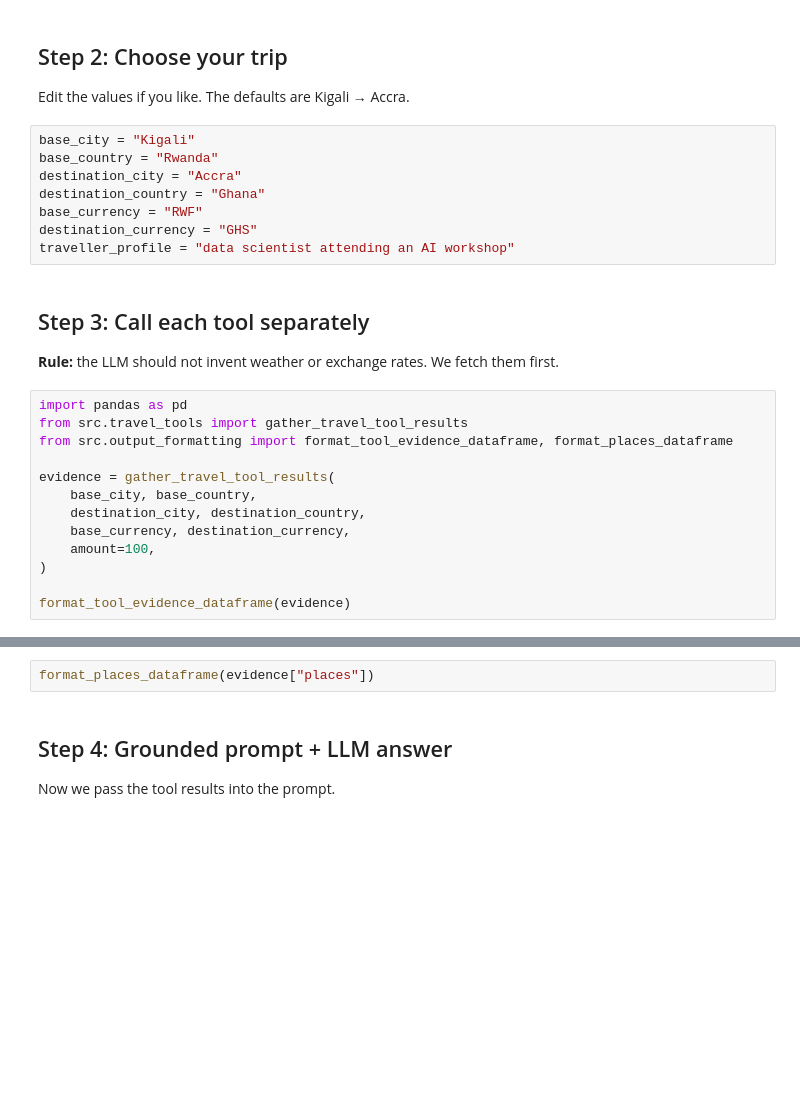
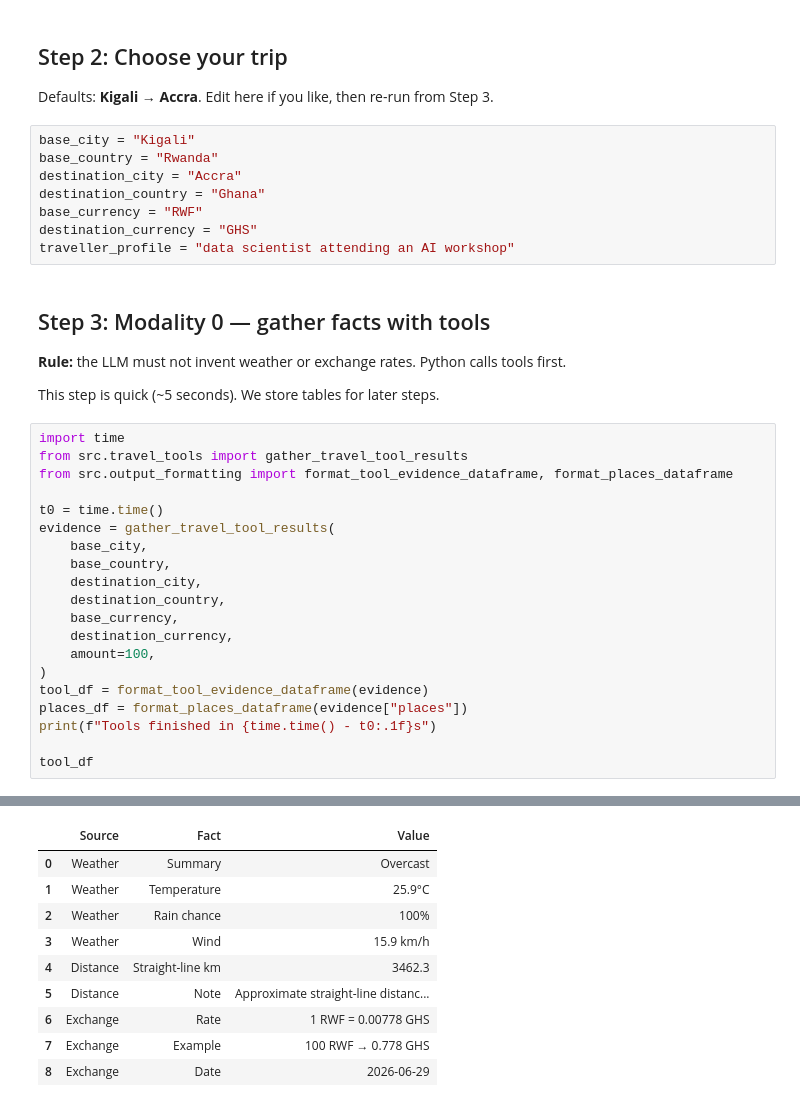
Before and after one commit to IshayaJAyock/dsa-workshop-2026, a Jupyter notebook: notebooks/03_multimodal_tour_guide_agent.ipynb, the cells around one changed output, grey strips where cells are left out. Saved outputs shown, nothing was run; the diff lists cells and outputs as text; blank space fills up the shorter version.

```diff
--- a/notebooks/03_multimodal_tour_guide_agent.ipynb
+++ b/notebooks/03_multimodal_tour_guide_agent.ipynb
@@ -44,7 +63,7 @@ check_available_providers()
 # %% [markdown]
 ## Step 2: Choose your trip
 
-Edit the values if you like. The defaults are Kigali → Accra.
+Defaults: **Kigali → Accra**. Edit here if you like, then re-run from Step 3.
 # %%
 base_city = "Kigali"
 base_country = "Rwanda"
@@ -54,19 +73,29 @@ base_currency = "RWF"
 destination_currency = "GHS"
 traveller_profile = "data scientist attending an AI workshop"
 # %% [markdown]
-## Step 3: Call each tool separately
+## Step 3: Modality 0 — gather facts with tools
 
-**Rule:** the LLM should not invent weather or exchange rates. We fetch them first.
+**Rule:** the LLM must not invent weather or exchange rates. Python calls tools first.
+
+This step is quick (~5 seconds). We store tables for later steps.
 # %%
-import pandas as pd
+import time
 from src.travel_tools import gather_travel_tool_results
 from src.output_formatting import format_tool_evidence_dataframe, format_places_dataframe
 
+t0 = time.time()
 evidence = gather_travel_tool_results(
-    base_city, base_country,
-    destination_city, destination_country,
-    base_currency, destination_currency,
+    base_city,
+    base_country,
+    destination_city,
+    destination_country,
+    base_currency,
+    destination_currency,
     amount=100,
 )
+tool_df = format_tool_evidence_dataframe(evidence)
+places_df = format_places_dataframe(evidence["places"])
+print(f"Tools finished in {time.time() - t0:.1f}s")
 
-format_tool_evidence_dataframe(evidence)
+tool_df
+# %% [output]
@@ -73,6 +103,10 @@ format_tool_evidence_dataframe(evidence)
+|  | Source | Fact | Value |
+| 0 | Weather | Summary | Overcast |
+| 1 | Weather | Temperature | 25.9°C |
+| 2 | Weather | Rain chance | 100% |
+| 3 | Weather | Wind | 15.9 km/h |
+| 4 | Distance | Straight-line km | 3462.3 |
+| 5 | Distance | Note | Approximate straight-line distanc... |
+| 6 | Exchange | Rate | 1 RWF = 0.00778 GHS |
+| 7 | Exchange | Example | 100 RWF → 0.778 GHS |
+| 8 | Exchange | Date | 2026-06-29 |
-# %%
-format_places_dataframe(evidence["places"])
-# %% [markdown]
-## Step 4: Grounded prompt + LLM answer
-
-Now we pass the tool results into the prompt.
```
Also changed, not shown: parts of 22 cells of this notebook, 3 other files.
